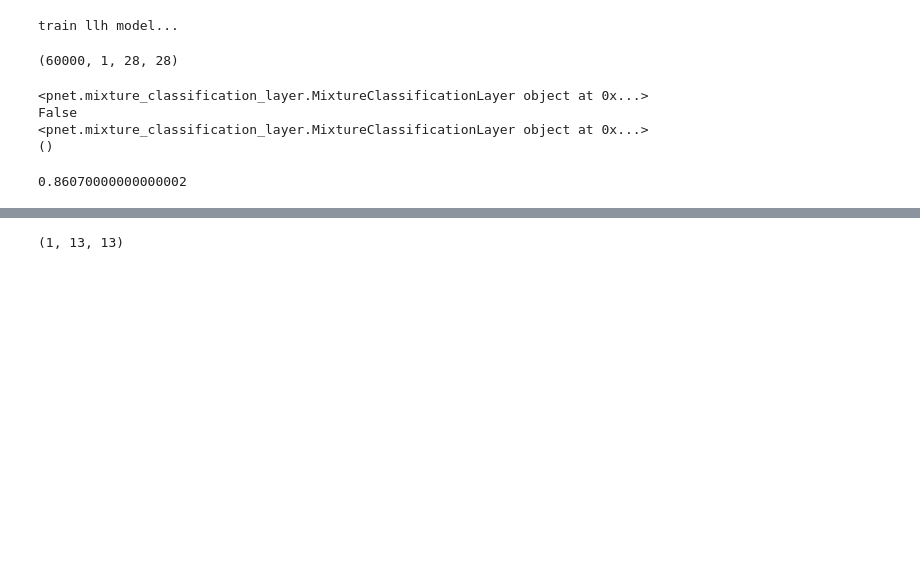
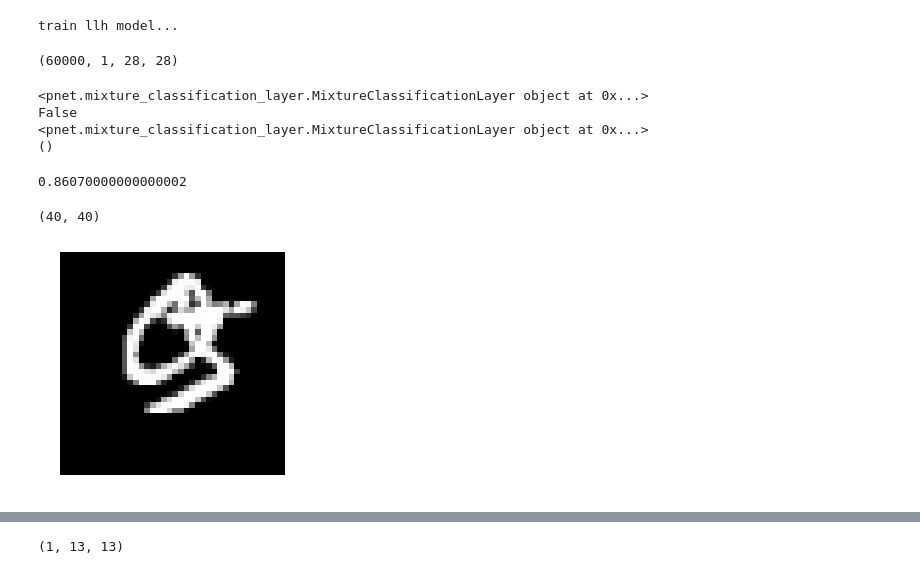
Before and after one commit to jiajunshen/MultipleDetection, a Jupyter notebook: ipythonNotebook/detector.ipynb, the cells around one changed output, grey strips where cells are left out. Drawn from its saved outputs; the diff is of its cells as text; code cells hidden in the pictures; blank space fills up the shorter version.

```diff
--- a/ipythonNotebook/detector.ipynb
+++ b/ipythonNotebook/detector.ipynb
@@ -58,0 +64,8 @@ data = createSampleTest(nSample=2)
+# %%
+data = createSampleTest(nSample=2)
+result_data = data[0] + data[1]
+print(result_data.shape)
+gr.images(data[0] + data[1])
+# %% [output]
+(40, 40)
+[figure, added]
```
Also changed, not shown: parts of 37 cells of this notebook.
